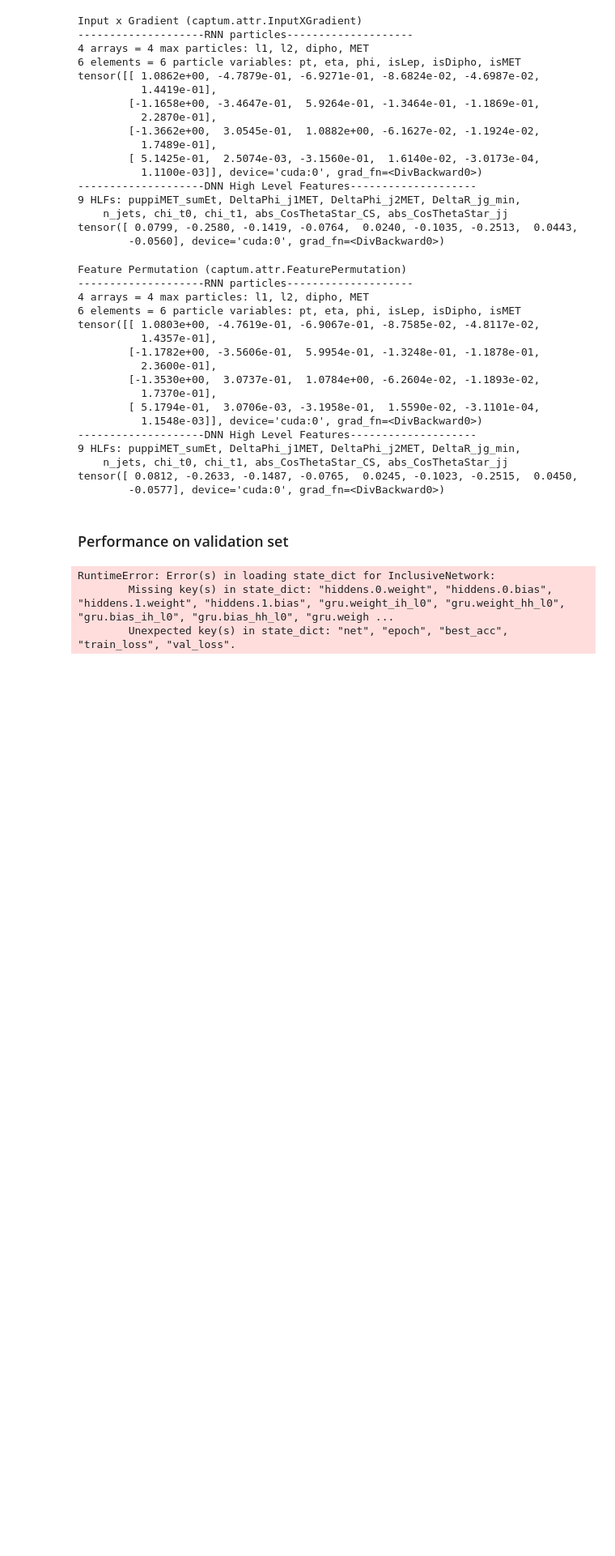
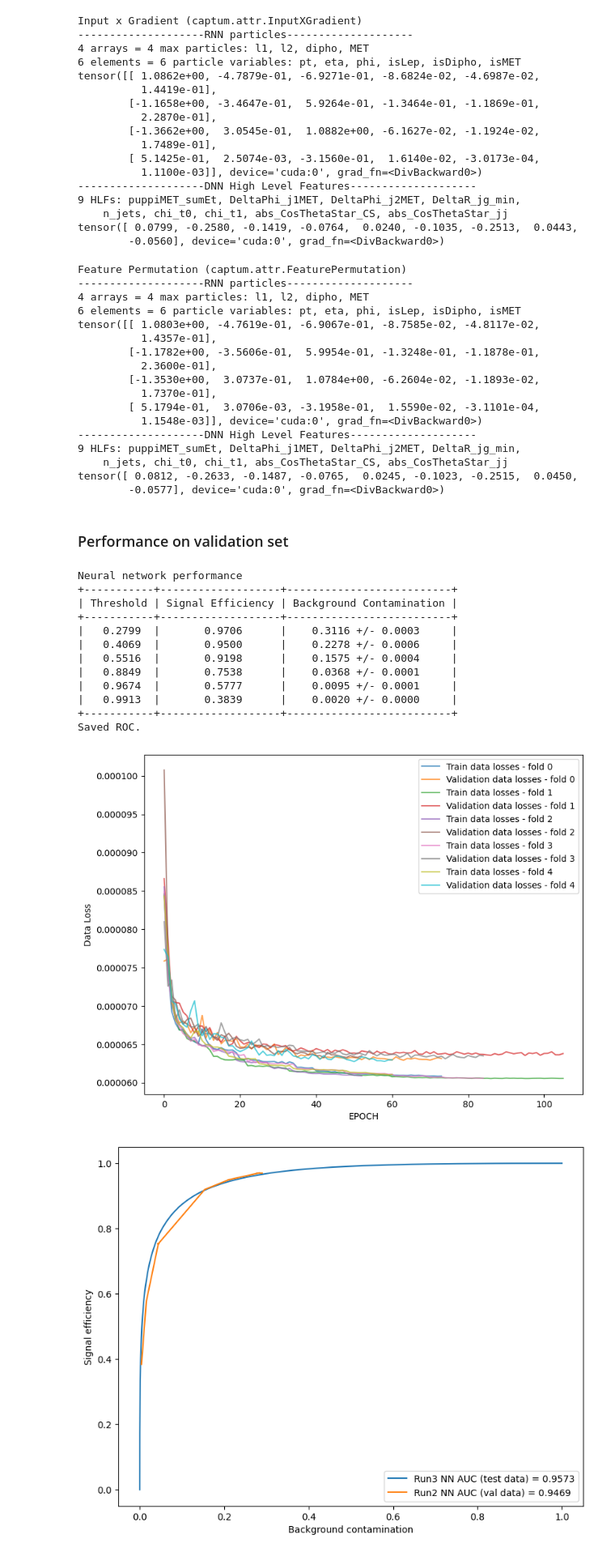
Before and after one commit to tcoulvert/HHtobbyy, a Jupyter notebook: ttH_InclusiveNet_awk.ipynb, the cells around one changed output. Shown at 81% size. Drawn from its saved outputs; the diff is of its cells as text; code cells hidden in the pictures; blank space fills up the shorter version.

```diff
--- a/ttH_InclusiveNet_awk.ipynb
+++ b/ttH_InclusiveNet_awk.ipynb
@@ -53,7 +53,7 @@ SIGNAL_FILEPATHS = [
 BKG_FILEPATHS = [lpc_fileprefix+"/Run3_2022preEE_merged/ttHToGG/nominal/*", lpc_fileprefix+"/Run3_2022postEE_merged/ttHToGG/nominal/*"]
 
 CURRENT_DIRPATH = str(Path().absolute())
-OUTPUT_DIRPATH = CURRENT_DIRPATH + "/model_outputs/v1/base_vars/"
+OUTPUT_DIRPATH = CURRENT_DIRPATH + "/model_outputs/v1/extra_vars/"
 if not os.path.exists(OUTPUT_DIRPATH):
     os.makedirs(OUTPUT_DIRPATH)
 
@@ -392,11 +403,15 @@ normed_sig_test_list = standardize_p_list(sig_test_list)
 normed_bkg_list = standardize_p_list(bkg_train_list)
 normed_bkg_test_list = standardize_p_list(bkg_test_list)
 
-input_hlf_vars = ['puppiMET_sumEt','DeltaPhi_j1MET','DeltaPhi_j2MET','DeltaR_jg_min','n_jets','chi_t0',
+if re.search('base_vars', OUTPUT_DIRPATH) is not None:
+    input_hlf_vars = ['puppiMET_sumEt','DeltaPhi_j1MET','DeltaPhi_j2MET','DeltaR_jg_min','n_jets','chi_t0',
                                    'chi_t1','abs_CosThetaStar_CS','abs_CosThetaStar_jj']
-# input_hlf_vars = ['puppiMET_sumEt','DeltaPhi_j1MET','DeltaPhi_j2MET','DeltaR_jg_min','n_jets','chi_t0',
-#                   'chi_t1','abs_CosThetaStar_CS','abs_CosThetaStar_jj','dijet_mass', 'leadBjet_leadLepton',
-#                   'leadBjet_subleadLepton', 'subleadBjet_leadLepton', 'subleadBjet_subleadLepton']
+elif re.search('extra_vars', OUTPUT_DIRPATH) is not None:
+    input_hlf_vars = ['puppiMET_sumEt','DeltaPhi_j1MET','DeltaPhi_j2MET','DeltaR_jg_min','n_jets','chi_t0',
+                    'chi_t1','abs_CosThetaStar_CS','abs_CosThetaStar_jj','dijet_mass', 'leadBjet_leadLepton',
+                    'leadBjet_subleadLepton', 'subleadBjet_leadLepton', 'subleadBjet_subleadLepton']
+else:
+    raise Exception("Currently must use either base_vars of extra_vars.")
 
 normed_sig_hlf = normed_sig_train_frame[input_hlf_vars].values
 normed_sig_test_hlf = normed_sig_test_frame[input_hlf_vars].values
@@ -649,8 +664,8 @@ def train(num_epochs, model, criterion, optimizer,scheduler,volatile=False, data
                         'val_loss':val_losses,
                         }
                 if time is not None and fold_idx is not None:
-                    torch.save(state, OUTPUT_DIRPATH + time +'_' + state_file + '_{fold_idx}.torch')
-                    torch.save(model.state_dict(), OUTPUT_DIRPATH + time +'_' + model_file + '_{fold_idx}.torch')
+                    torch.save(state, OUTPUT_DIRPATH + time+'_'+state_file + f'_{fold_idx}.torch')
+                    torch.save(model.state_dict(), OUTPUT_DIRPATH + time+'_'+model_file + f'_{fold_idx}.torch')
                 # else:
                 #     torch.save(state, state_file + '.torch')
                 #     torch.save(model.state_dict(), model_file + '.torch'
@@ -1087,8 +1095,8 @@ mean_area = auc(mean_fprs, base_tpr)
 
 
 IN_perf = {
-    'train losses': train_losses_arr,
-    'val losses': val_losses_arr,
+    'train_losses_arr': train_losses_arr,
+    'val_losses_arr': val_losses_arr,
     'fprs': fprs.tolist(),
     'thresholds': thresholds.tolist(),
     'mean_fprs': mean_fprs.tolist(),
@@ -1113,16 +1121,16 @@ for TPR_threshold in TPR_thresholds:
     NNtable.add_row([mean_thresholds[thres_idx], base_tpr[thres_idx], "{:.4f} +/- {:.4f}".format(mean_fprs[thres_idx], std_fprs[thres_idx])])
 print(NNtable)
 
-# plt.figure(figsize=(9,7))
-# for fold_idx in range(skf.get_n_splits()):
-#     plt.plot(range(len(IN_perf['train_losses_arr'][fold_idx])), IN_perf['train_losses_arr'][fold_idx], label=f"Train data losses - fold {fold_idx}", alpha=0.7)
-#     plt.plot(range(len(IN_perf['train_losses_arr'][fold_idx])), IN_perf['val_losses_arr'][fold_idx], label=f"Validation data losses - fold {fold_idx}", alpha=0.7)
-# # plt.plot(range(len(train_losses_arr[0])), train_losses_arr[0], label="Train data losses")
-# # plt.plot(range(len(train_losses_arr[0])), val_losses_arr[0], label="Validation data losses")
-# # plt.fill_betweenx(base_tpr, fprs_left, fprs_right, color='grey', alpha=0.4)
-# plt.legend(loc='best')
-# plt.xlabel('EPOCH')
-# plt.ylabel('Data Loss')
+plt.figure(figsize=(9,7))
+for fold_idx in range(skf.get_n_splits()):
+    plt.plot(range(len(IN_perf['train_losses_arr'][fold_idx])), IN_perf['train_losses_arr'][fold_idx], label=f"Train data losses - fold {fold_idx}", alpha=0.7)
+    plt.plot(range(len(IN_perf['train_losses_arr'][fold_idx])), IN_perf['val_losses_arr'][fold_idx], label=f"Validation data losses - fold {fold_idx}", alpha=0.7)
+# plt.plot(range(len(train_losses_arr[0])), train_losses_arr[0], label="Train data losses")
+# plt.plot(range(len(train_losses_arr[0])), val_losses_arr[0], label="Validation data losses")
+# plt.fill_betweenx(base_tpr, fprs_left, fprs_right, color='grey', alpha=0.4)
+plt.legend(loc='best')
+plt.xlabel('EPOCH')
+plt.ylabel('Data Loss')
 
 # plt.figure(figsize=(9,7))
 # plt.plot(range(EPOCHS), val_losses, label="val losses vs. epoch")
@@ -1131,33 +1139,44 @@ print(NNtable)
 # plt.xlabel('EPOCH')
 # plt.ylabel('Validation data Loss')
 
 run2_sigEff = [.9704, .9498, .9196, .7536, .5777, .3837]
 run2_bkgCont = [.2831, .2114, .1539, .0442, .0158, .0041]
 run2_bkgCont_err = [.0077, .0036, .0011, .0032, .0006, .0001]
 plt.figure(figsize=(9,7))
 plt.plot(IN_perf['mean_fprs'], IN_perf['base_tpr'],label="Run3 NN AUC (test data) = %.4f" % mean_area)
 plt.errorbar(run2_bkgCont, run2_sigEff, xerr=run2_bkgCont_err, label="Run2 NN AUC (val data) = {}".format(0.9469))
 # plt.fill_betweenx(base_tpr, fprs_left, fprs_right, color='grey', alpha=0.4)
 plt.legend(loc='best')
 plt.xlabel('Background contamination')
 plt.ylabel('Signal efficiency')
 #plt.axhline(tpr[thres_idx],ls='--',color='tab:gray')
 #plt.axvline(fpr[thres_idx],ls='--',color='tab:gray')
 
 plt.figure(figsize=(9,7))
 plt.hist(np.exp(all_pred)[all_label==0,1], bins=60, label='ttH background',alpha=0.5, density=True)
 plt.hist(np.exp(all_pred)[all_label==1,1], bins=60, label='HH signal', alpha=0.5, density=True)
 #plt.axvline(thresholds[thres_idx], ls='--',color='tab:gray')
 plt.legend(loc='best')
 plt.xlabel("Threshold", fontsize=18)
 
 with h5py.File("ReallyInclusive_ROC.h5","w") as out:
     out['FPR'] = mean_fprs
     out['dFPR'] = std_fprs
     out['TPR'] = base_tpr
     out['Thresholds'] = mean_thresholds
     print("Saved ROC.")
 # %% [output]
-RuntimeError: Error(s) in loading state_dict for InclusiveNetwork:
-        Missing key(s) in state_dict: "hiddens.0.weight", "hiddens.0.bias", "hiddens.1.weight", "hiddens.1.bias", "gru.weight_ih_l0", "gru.weight_hh_l0", "gru.bias_ih_l0", "gru.bias_hh_l0", "gru.weigh ...
-        Unexpected key(s) in state_dict: "net", "epoch", "best_acc", "train_loss", "val_loss".
+Neural network performance
++-----------+-------------------+--------------------------+
+| Threshold | Signal Efficiency | Background Contamination |
++-----------+-------------------+--------------------------+
+|   0.2799  |       0.9706      |    0.3116 +/- 0.0003     |
+|   0.4069  |       0.9500      |    0.2278 +/- 0.0006     |
+|   0.5516  |       0.9198      |    0.1575 +/- 0.0004     |
+|   0.8849  |       0.7538      |    0.0368 +/- 0.0001     |
+|   0.9674  |       0.5777      |    0.0095 +/- 0.0001     |
+|   0.9913  |       0.3839      |    0.0020 +/- 0.0000     |
++-----------+-------------------+--------------------------+
+Saved ROC.
+[figure, added]
+[figure, added]
```
Also changed, not shown: parts of 6 cells of this notebook, 2 other files.
